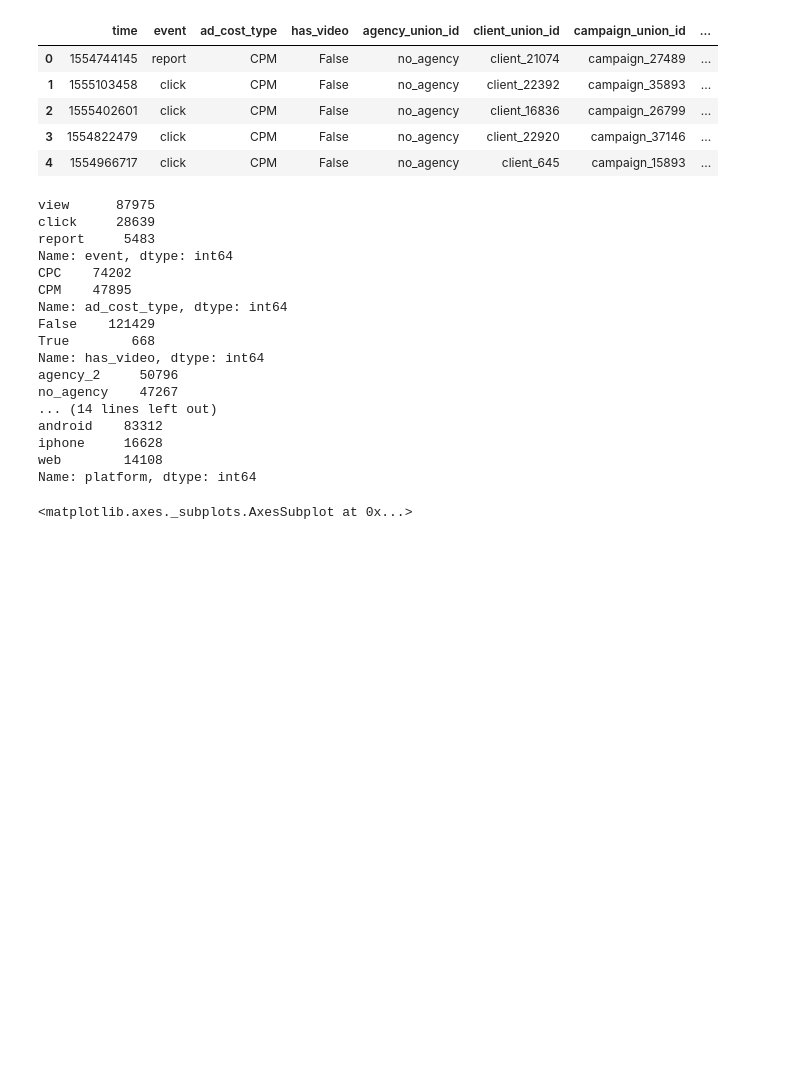
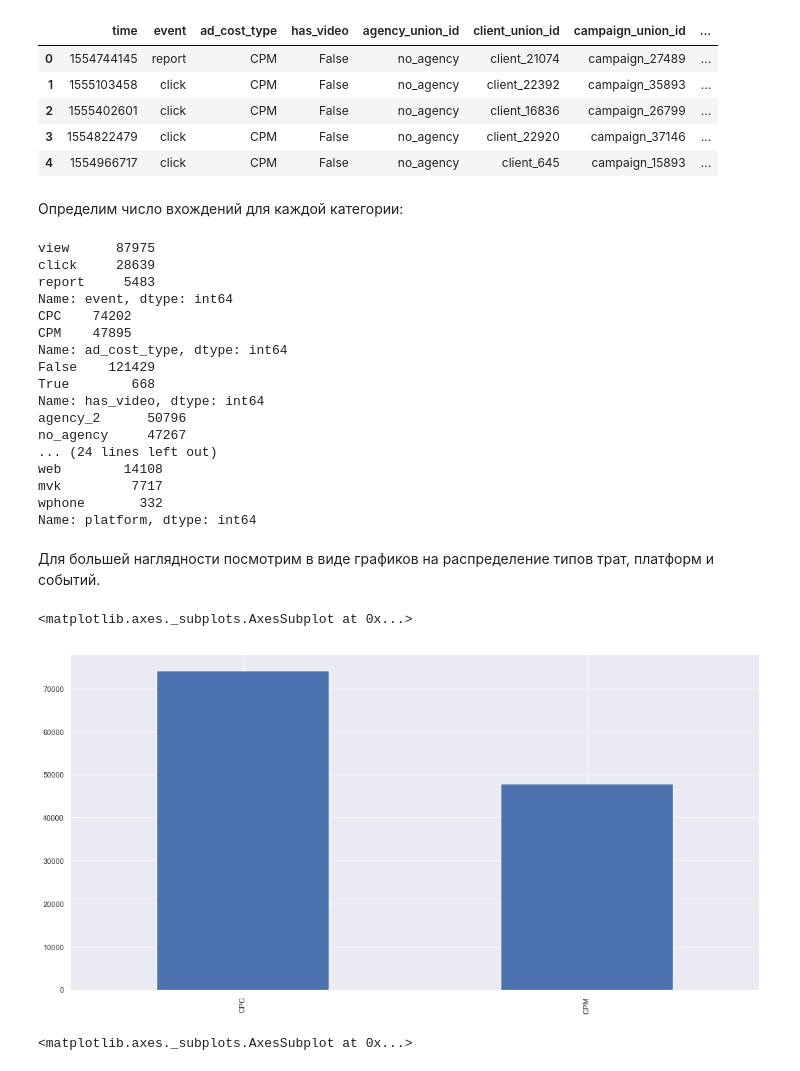
Before and after one commit to Espad/vk_analytics, a Jupyter notebook: vk_adv_analyse.ipynb, the cells around one changed output. Drawn from its saved outputs; the diff is of its cells as text; code cells hidden in the pictures; blank space fills up the shorter version.

```diff
--- a/vk_adv_analyse.ipynb
+++ b/vk_adv_analyse.ipynb
@@ -196,9 +264,11 @@ df.head()
 | 2 | 1555402601 | click | CPM | False | no_agency | client_16836 | campaign_26799 | ... |
 | 3 | 1554822479 | click | CPM | False | no_agency | client_22920 | campaign_37146 | ... |
 | 4 | 1554966717 | click | CPM | False | no_agency | client_645 | campaign_15893 | ... |
+# %% [markdown]
+Определим число вхождений для каждой категории:
 # %%
 for column in df.drop(['time', 'date', 'time_from_timestamp'], axis = 1):
-    print(df[column].value_counts()[:3])
+    print(df[column].value_counts()[:5])
 # %% [output]
 view      87975
 click     28639
@@ -210,13 +280,20 @@ Name: ad_cost_type, dtype: int64
 False    121429
 True        668
 Name: has_video, dtype: int64
-agency_2     50796
-no_agency    47267
-... (14 lines left out)
-android    83312
-iphone     16628
+agency_2      50796
+no_agency     47267
+... (24 lines left out)
 web        14108
+mvk         7717
+wphone       332
 Name: platform, dtype: int64
+# %% [markdown]
+Для большей наглядности посмотрим в виде графиков на распределение типов трат, платформ и событий.
+# %%
+df.ad_cost_type.value_counts().plot(kind='bar')
+# %% [output]
+<matplotlib.axes._subplots.AxesSubplot at 0x...>
+[figure, added]
 # %%
 df.platform.value_counts().plot(kind='bar')
 # %% [output]
```
Also changed, not shown: parts of 106 cells of this notebook.
